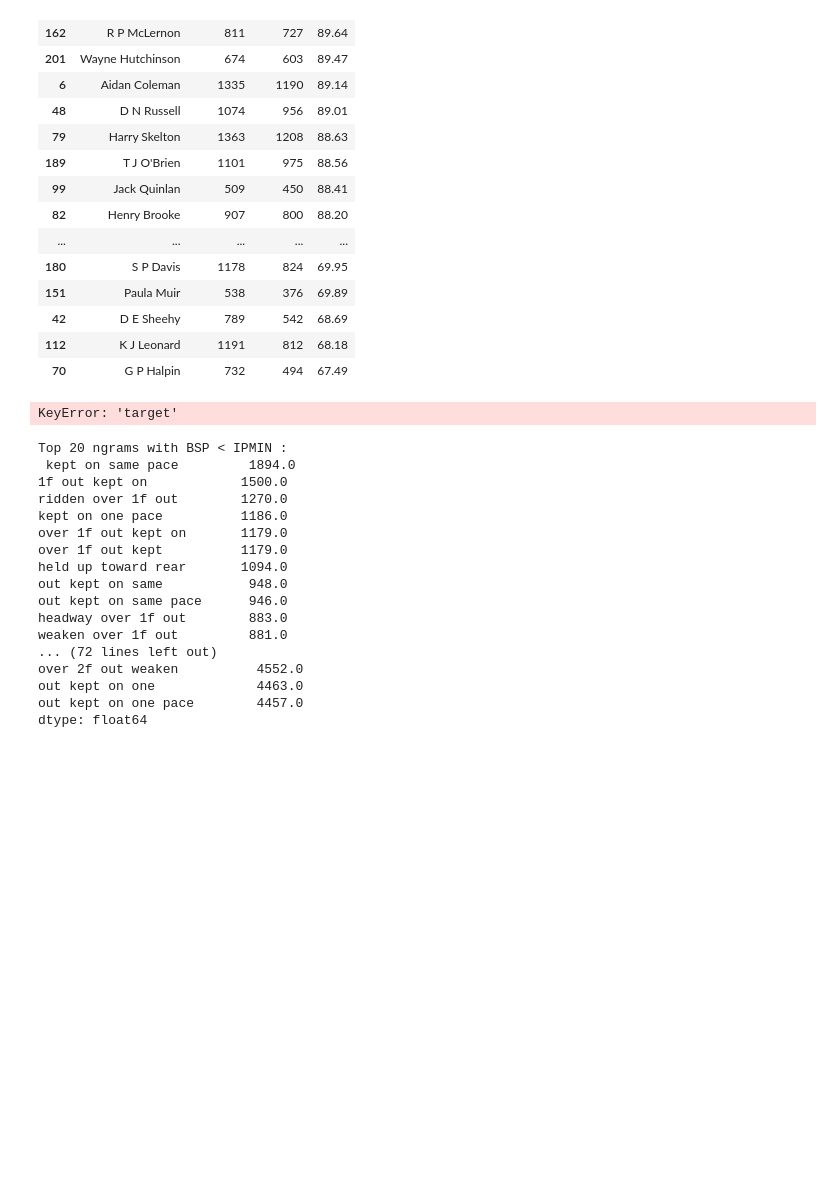
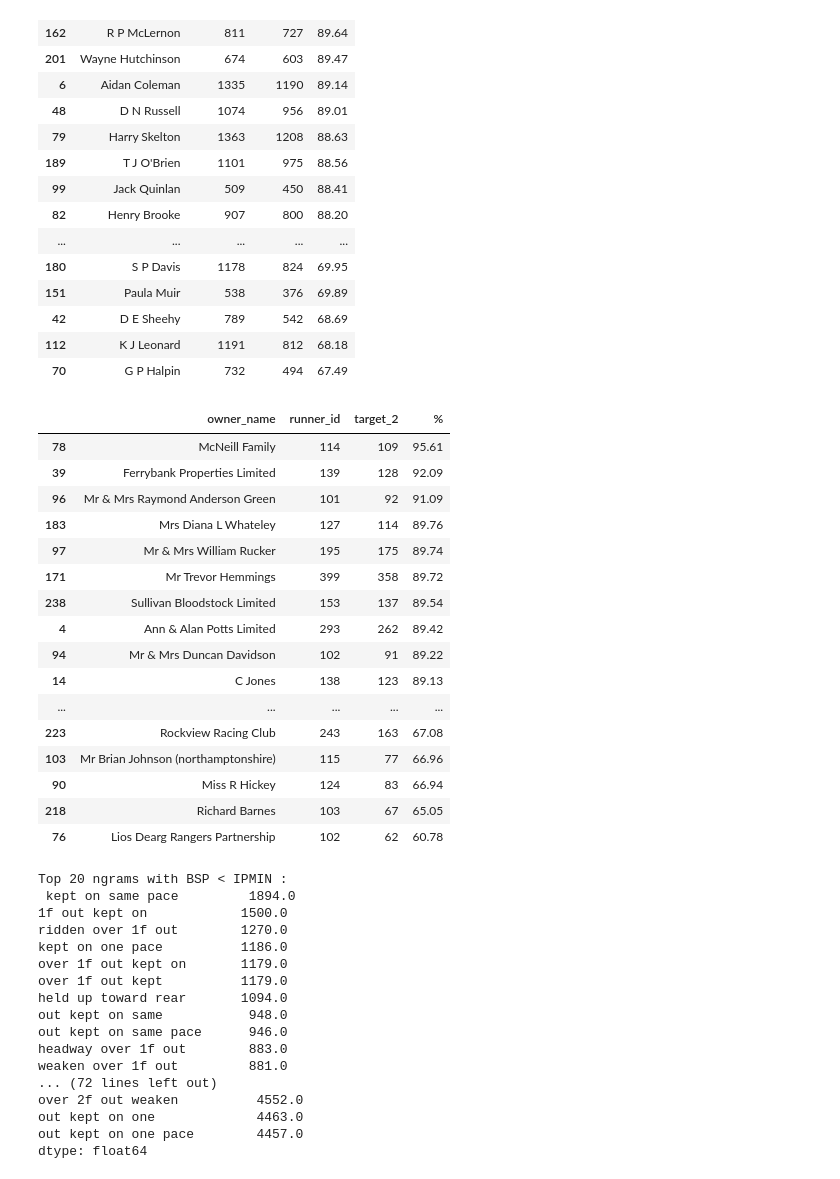
Before and after one commit to tbardrick/betfair_project, a Jupyter notebook: notebooks/price_change_eda/price_determinants.ipynb, the cells around one changed output. Saved outputs shown, nothing was run; the diff lists cells and outputs as text; code cells hidden in the pictures; blank space fills up the shorter version.

```diff
--- a/notebooks/price_change_eda/price_determinants.ipynb
+++ b/notebooks/price_change_eda/price_determinants.ipynb
@@ -356,16 +356,32 @@ results.sort_values('%', ascending = False)
 | 112 | K J Leonard | 1191 | 812 | 68.18 |
 | 70 | G P Halpin | 732 | 494 | 67.49 |
 # %%
-o_names = df['owner_name'].value_counts().reset_index(name="count").query("count > 750")['index'] # n?
+o_names = df['owner_name'].value_counts().reset_index(name="count").query("count > 100")['index'] # n?
 result_df = df.loc[df['owner_name'].isin(o_names)].copy()
 
 results = result_df.groupby('owner_name').agg({'runner_id' : 'count', 'target_2' : 'sum'}).reset_index()
 
-results['%'] = round(results['target'] / results['runner_id'], 4) * 100
+results['%'] = round(results['target_2'] / results['runner_id'], 4) * 100
 
 results.sort_values('%', ascending = False)
 # %% [output]
-KeyError: 'target'
+|  | owner_name | runner_id | target_2 | % |
+| 78 | McNeill Family | 114 | 109 | 95.61 |
+| 39 | Ferrybank Properties Limited | 139 | 128 | 92.09 |
+| 96 | Mr & Mrs Raymond Anderson Green | 101 | 92 | 91.09 |
+| 183 | Mrs Diana L Whateley | 127 | 114 | 89.76 |
+| 97 | Mr & Mrs William Rucker | 195 | 175 | 89.74 |
+| 171 | Mr Trevor Hemmings | 399 | 358 | 89.72 |
+| 238 | Sullivan Bloodstock Limited | 153 | 137 | 89.54 |
+| 4 | Ann & Alan Potts Limited | 293 | 262 | 89.42 |
+| 94 | Mr & Mrs Duncan Davidson | 102 | 91 | 89.22 |
+| 14 | C Jones | 138 | 123 | 89.13 |
+| ... | ... | ... | ... | ... |
+| 223 | Rockview Racing Club | 243 | 163 | 67.08 |
+| 103 | Mr Brian Johnson (northamptonshire) | 115 | 77 | 66.96 |
+| 90 | Miss R Hickey | 124 | 83 | 66.94 |
+| 218 | Richard Barnes | 103 | 67 | 65.05 |
+| 76 | Lios Dearg Rangers Partnership | 102 | 62 | 60.78 |
 # %%
 # counts
 print("Top 20 ngrams with BSP < IPMIN : \n",
```
Also changed, not shown: parts of 1 cell of this notebook.
